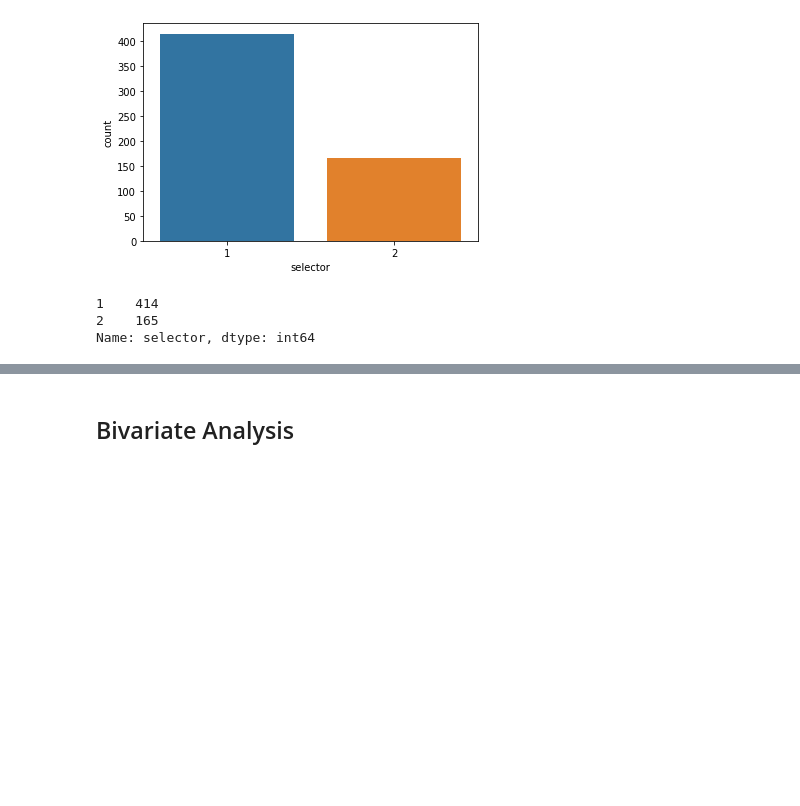
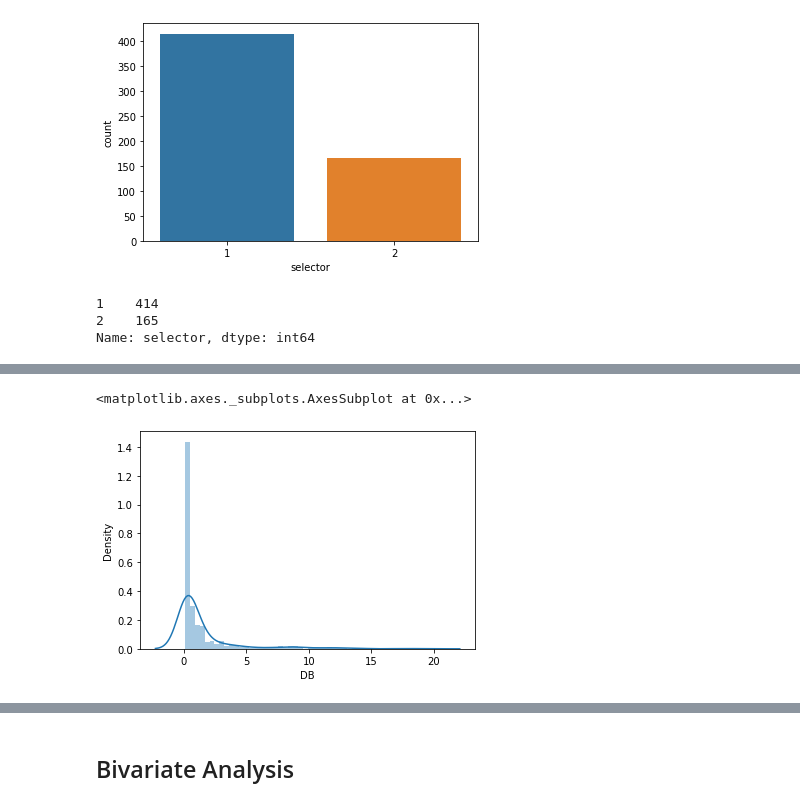
Before and after one commit to MugoChege/Liver-and-Tweets, a Jupyter notebook: Liver.ipynb, the cells around one changed output, grey strips where cells are left out. Saved outputs shown, nothing was run; the diff lists cells and outputs as text; code cells hidden in the pictures; blank space fills up the shorter version.

```diff
--- a/Liver.ipynb
+++ b/Liver.ipynb
@@ -232,0 +240,5 @@ Name: selector, dtype: int64
+# %%
+sns.distplot(toeda['DB'])
+# %% [output]
+<matplotlib.axes._subplots.AxesSubplot at 0x...>
+[figure, added]
```
Also changed, not shown: parts of 103 cells of this notebook.
